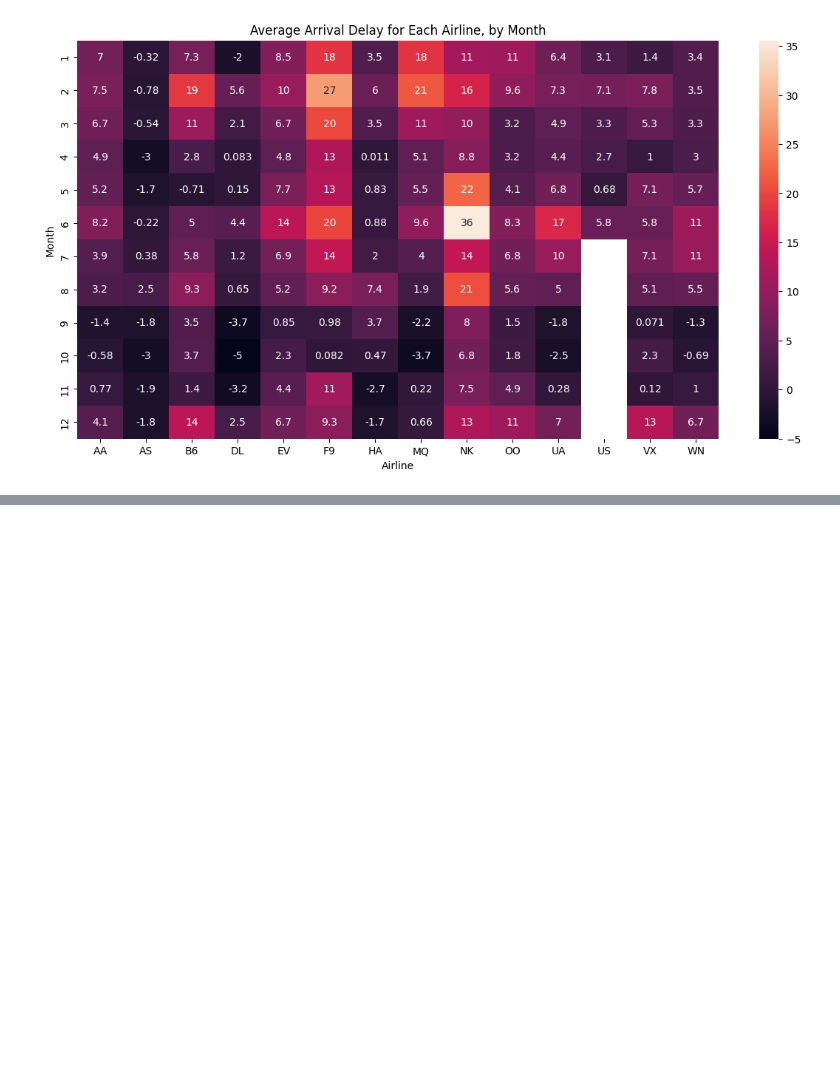
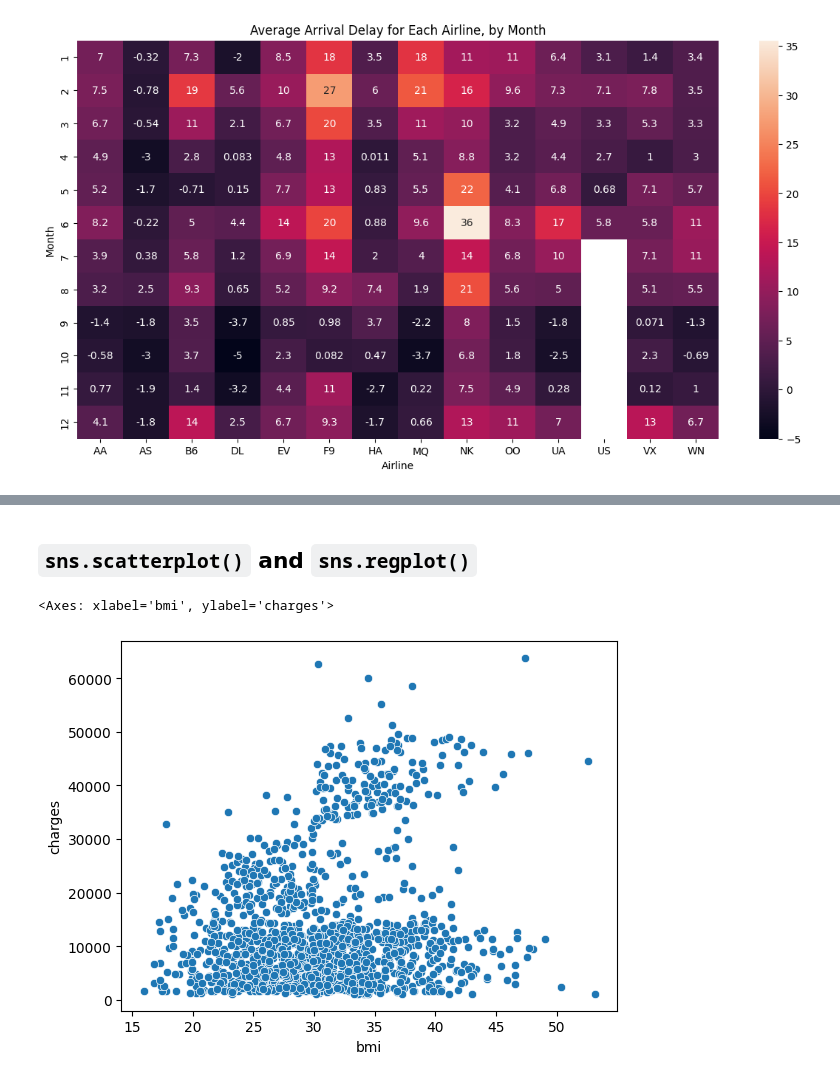
Before and after one commit to nachoacev/practice-data-science, a Jupyter notebook: DataVisualization.ipynb, the cells around one changed output, grey strips where cells are left out. Cells and saved outputs as stored; diff of their text form; code cells hidden in the pictures; blank space fills up the shorter version.

Commit message:
Added scatter plots.

```diff
--- a/DataVisualization.ipynb
+++ b/DataVisualization.ipynb
@@ -127,0 +132,6 @@ Text(0.5, 47.7222222222222, 'Airline')
+# %%
+# Path of the file to read
+insurance_filepath = path + "/insurance.csv"
+
+# Read the file into a variable insurance_data
+insurance_data = pd.read_csv(insurance_filepath)
@@ -127,0 +147,7 @@ Text(0.5, 47.7222222222222, 'Airline')
+# %% [markdown]
+## `sns.scatterplot()` and `sns.regplot()`
+# %%
+sns.scatterplot(x=insurance_data['bmi'], y=insurance_data['charges'])
+# %% [output]
+<Axes: xlabel='bmi', ylabel='charges'>
+[figure, added]
```
Also changed, not shown: parts of 10 cells of this notebook.
